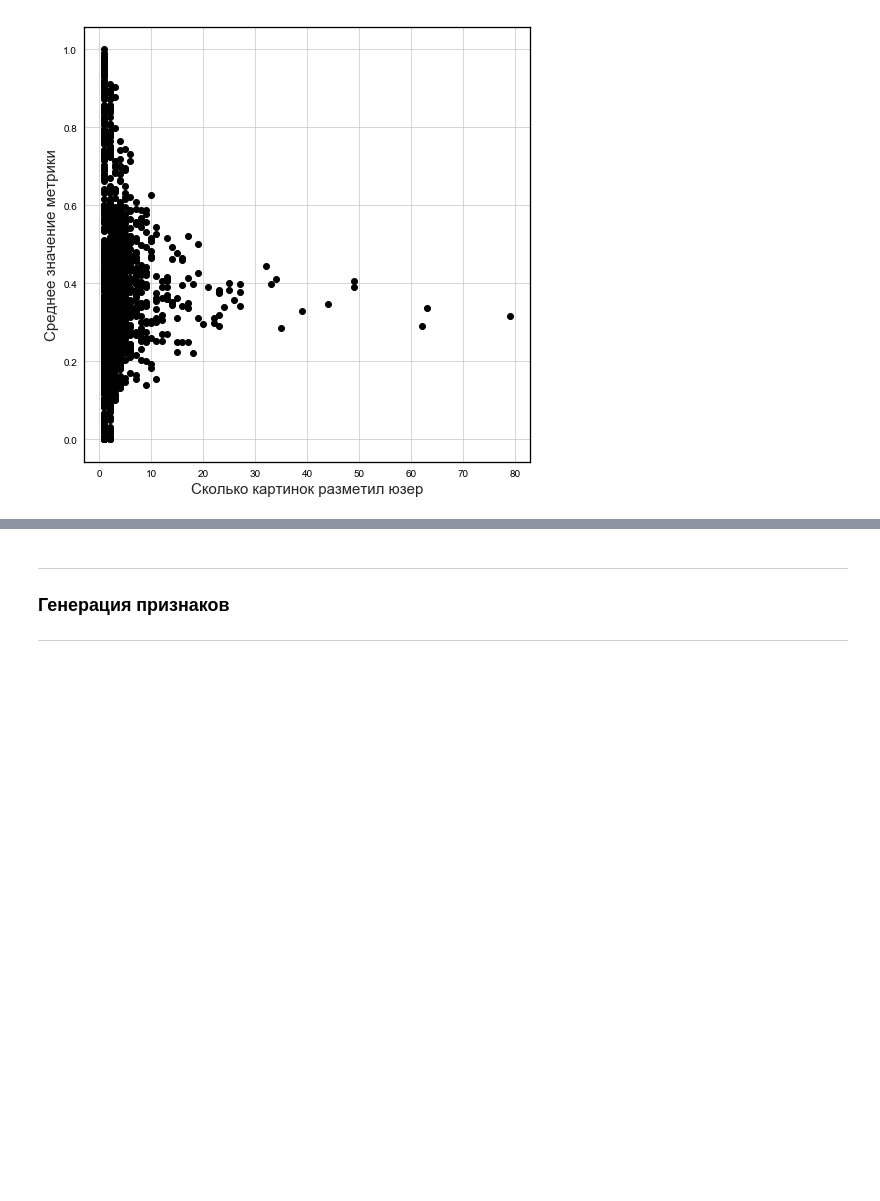
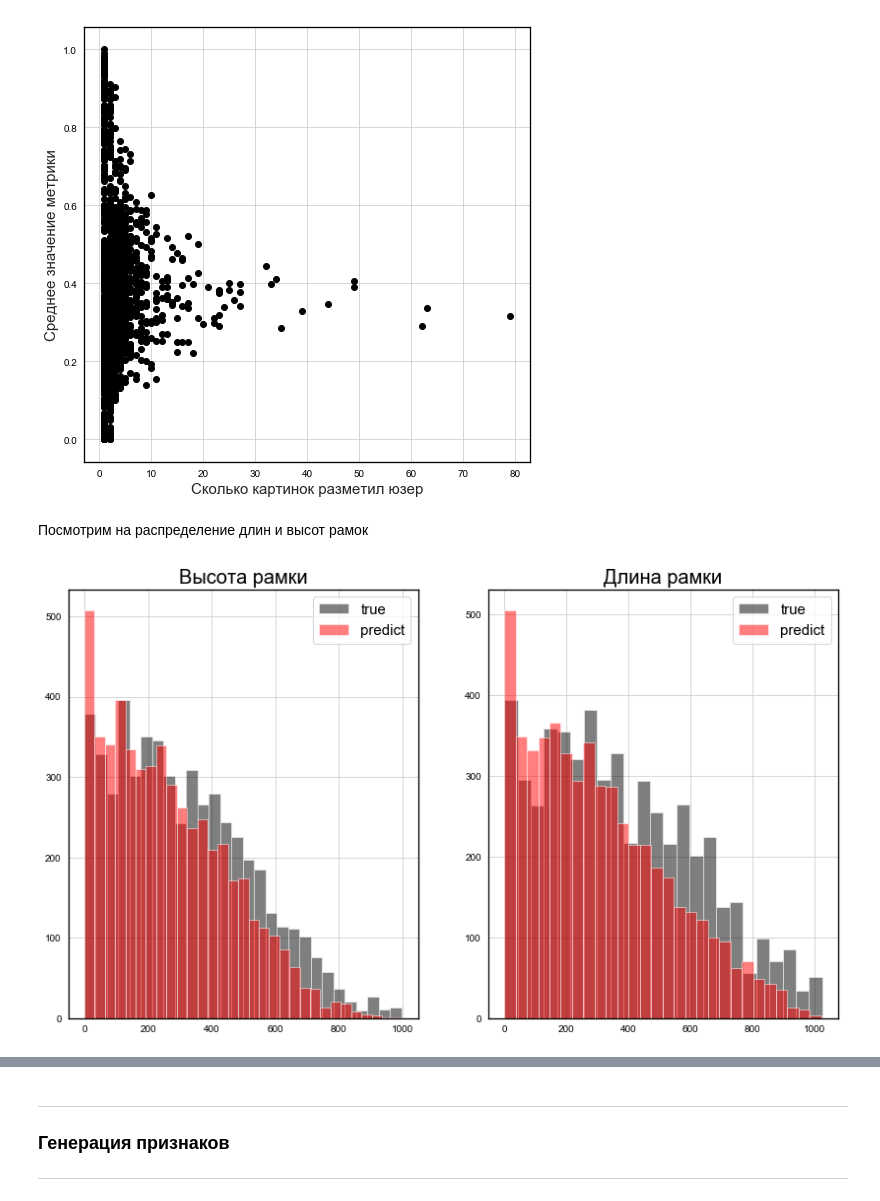
Before and after one commit to andreitsev/Competitions, a Jupyter notebook: ML Bootcamp Модератор Одноклассников.ipynb, the cells around one changed output, grey strips where cells are left out. Drawn from its saved outputs; the diff is of its cells as text; code cells hidden in the pictures; blank space fills up the shorter version.

```diff
--- a/ML Bootcamp Модератор Одноклассников.ipynb
+++ b/ML Bootcamp Модератор Одноклассников.ipynb
@@ -41,7 +41,7 @@ matplotlib.rcParams['text.color']='black'
 # %% [markdown]
 Прописываем путь до папки с данными
 # %%
-FILE_PATH = '/Users/anton.andreytsev/competitions/data/moderator_odnoklassnikov_data'
+FILE_PATH = '/Users/tony/Competitions/data/moderator_odnoklassnikov_data'
 # %% [markdown]
 Загружаем данные
 # %%
@@ -311,3 +317,22 @@ plt.xlabel('Сколько картинок разметил юзер', fontsize
 plt.ylabel('Среднее значение метрики', fontsize=15);
 # %% [output]
 [figure]
+# %% [markdown]
+Посмотрим на распределение длин и высот рамок
+# %%
+fig, ax = plt.subplots(nrows=1, ncols=2, figsize=(14, 8));
+sns.distplot((dat.Ymax_true[tr_indexes] - dat.Ymin_true[tr_indexes]), kde=False, label='true',
+             ax=ax[0], hist_kws={'alpha': 0.5});
+sns.distplot((dat.Ymax[tr_indexes] - dat.Ymin[tr_indexes]), kde=False, label='predict',
+             ax=ax[0], hist_kws={'alpha': 0.5});
+ax[0].legend(fontsize=15);
+ax[0].set_title('Высота рамки', fontsize=20);
+
+sns.distplot((dat.Xmax_true[tr_indexes] - dat.Xmin_true[tr_indexes]), kde=False, label='true',
+             ax=ax[1], hist_kws={'alpha': 0.5});
+sns.distplot((dat.Xmax[tr_indexes] - dat.Xmin[tr_indexes]), kde=False, label='predict',
+             ax=ax[1], hist_kws={'alpha': 0.5});
+ax[1].legend(fontsize=15);
+ax[1].set_title('Длина рамки', fontsize=20);
+# %% [output]
+[figure, added]
```
Also changed, not shown: parts of 10 cells of this notebook.
